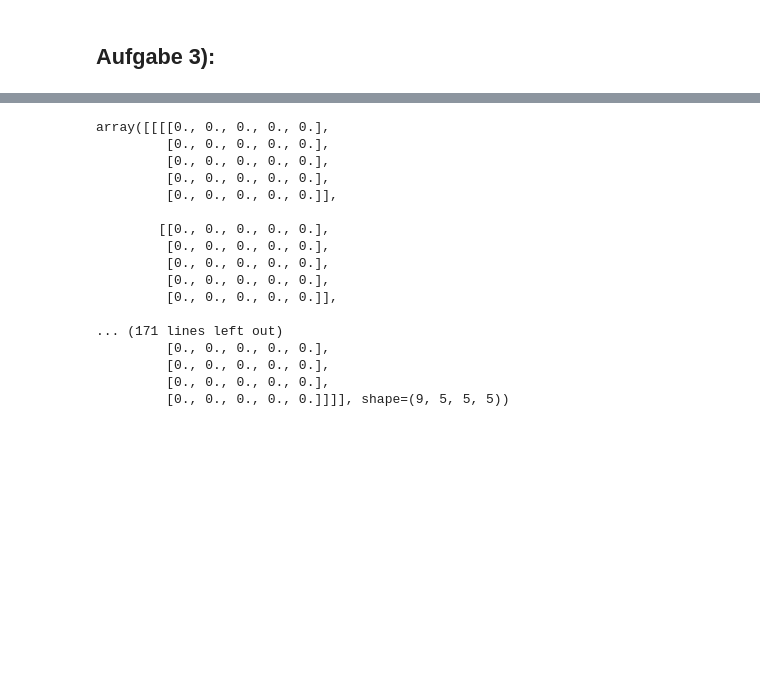
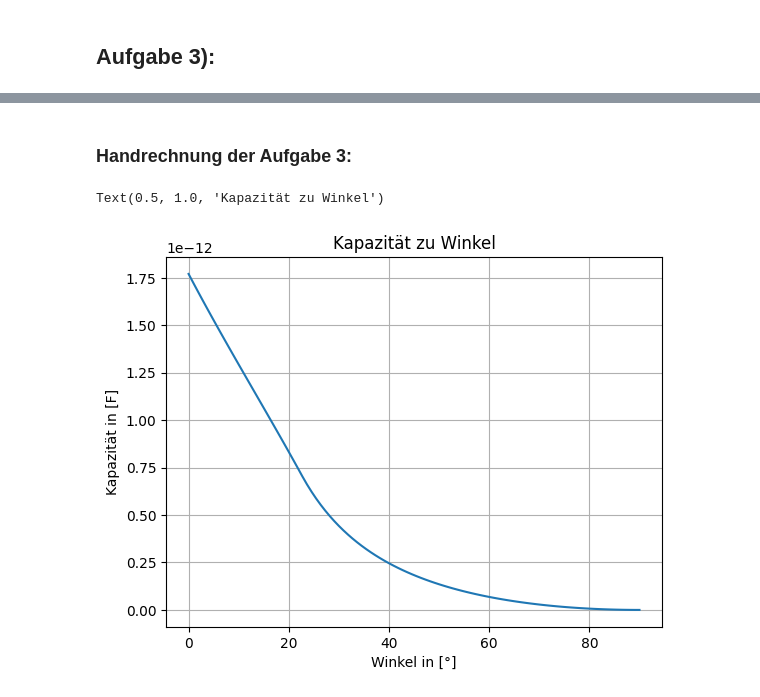
Before and after one commit to HansPeter21/COP_Elektrostatik, a Jupyter notebook: Projekt_ES_Albertin_Schegg.ipynb, the cells around one changed output, grey strips where cells are left out. Saved outputs shown, nothing was run; the diff lists cells and outputs as text; code cells hidden in the pictures; blank space fills up the shorter version.

```diff
--- a/Projekt_ES_Albertin_Schegg.ipynb
+++ b/Projekt_ES_Albertin_Schegg.ipynb
@@ -256,20 +100,0 @@ u[:,ny-1] = u0
-# %%
-f
-# %% [output]
-array([[[[0., 0., 0., 0., 0.],
-         [0., 0., 0., 0., 0.],
-         [0., 0., 0., 0., 0.],
-         [0., 0., 0., 0., 0.],
-         [0., 0., 0., 0., 0.]],
-
-        [[0., 0., 0., 0., 0.],
-         [0., 0., 0., 0., 0.],
-         [0., 0., 0., 0., 0.],
-         [0., 0., 0., 0., 0.],
-         [0., 0., 0., 0., 0.]],
-
-... (171 lines left out)
-         [0., 0., 0., 0., 0.],
-         [0., 0., 0., 0., 0.],
-         [0., 0., 0., 0., 0.],
-         [0., 0., 0., 0., 0.]]]], shape=(9, 5, 5, 5))
@@ -315,0 +101,21 @@ results(nx,ny,x,y,u,v,u0,rho)
+# %% [markdown]
+### Handrechnung der Aufgabe 3:
+# %%
+eps0 = 8.854*10**-12 # elektr. Feldkonstante [F/m]
+d = 10**(-5) # Abstand [m]
+Q = 1.856*10**(-11) # Ladung in [C]
+# %%
+A = [element/10**6 for element in ueberlappungsflaechen] # Fläche des Kondensator in [m^2]
+A = np.array([A])
+# %%
+C = eps0*A/d #Kapazität in [F]
+alpha = np.array([winkel_alpha]) # Winkel in [°]
+
+plt.plot(alpha[0,:],C[0,:])
+plt.grid()
+plt.ylabel("Kapazität in [F]")
+plt.xlabel("Winkel in [°]")
+plt.title("Kapazität zu Winkel")
+# %% [output]
+Text(0.5, 1.0, 'Kapazität zu Winkel')
+[figure, added]
```
Also changed, not shown: parts of 7 cells of this notebook.
